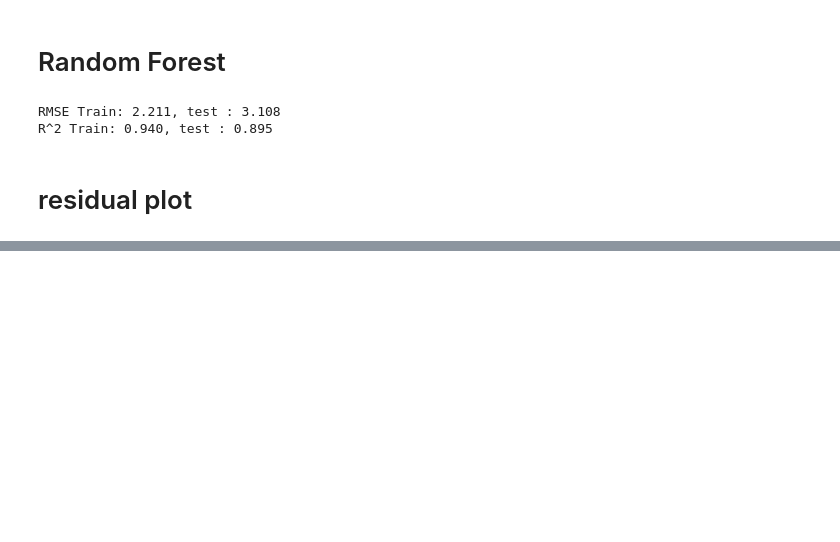
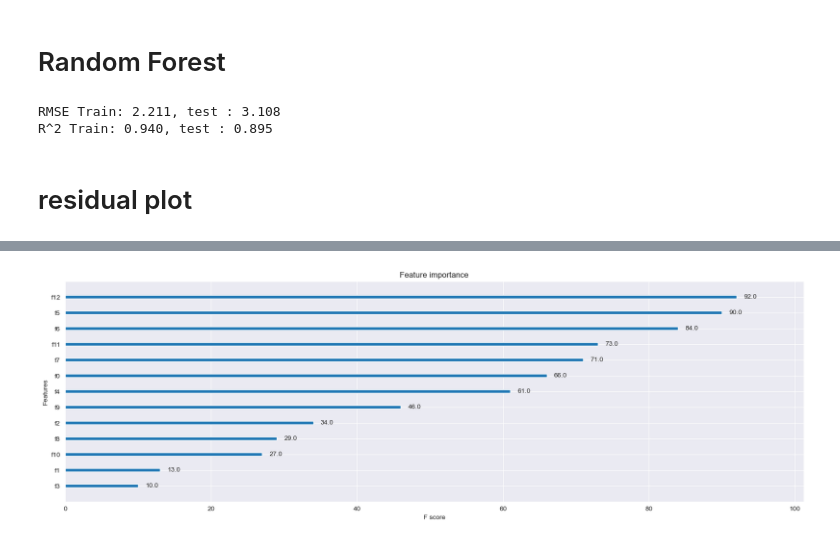
Before and after one commit to junwlee/KoreaUniv, a Jupyter notebook: 24-Spring/Statistics&ML/practice/Ensemble/HousingData.ipynb, the cells around one changed output, grey strips where cells are left out. Saved outputs shown, nothing was run; the diff lists cells and outputs as text; code cells hidden in the pictures; blank space fills up the shorter version.

```diff
--- a/24-Spring/Statistics&ML/practice/Ensemble/HousingData.ipynb
+++ b/24-Spring/Statistics&ML/practice/Ensemble/HousingData.ipynb
@@ -161,0 +249,6 @@ fig.show()
+# %%
+xgb.plot_importance(xg_reg1)
+plt.rcParams['figure.figsize'] = [20, 6]
+plt.show()
+# %% [output]
+[figure, added]
```
Also changed, not shown: parts of 9 cells of this notebook.
